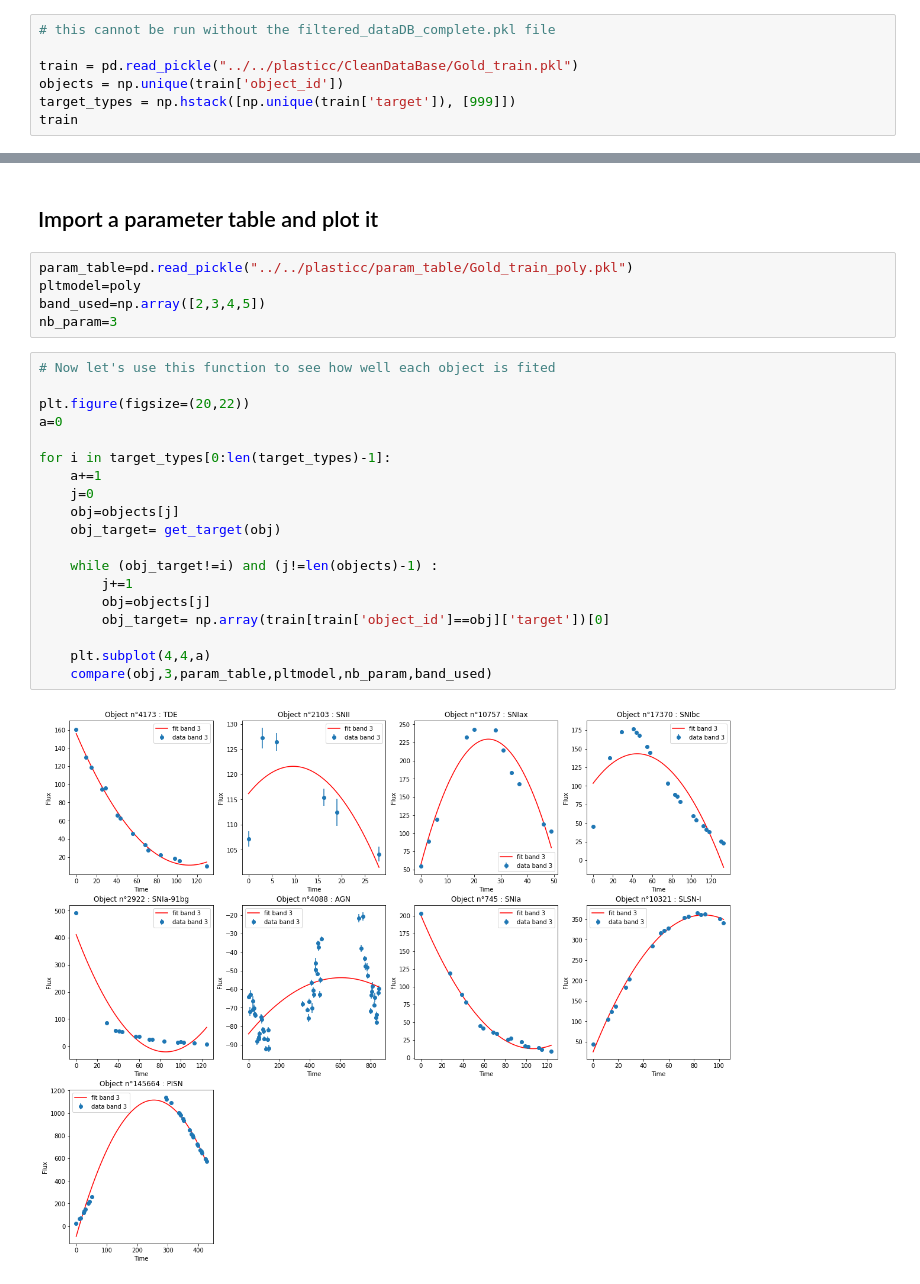
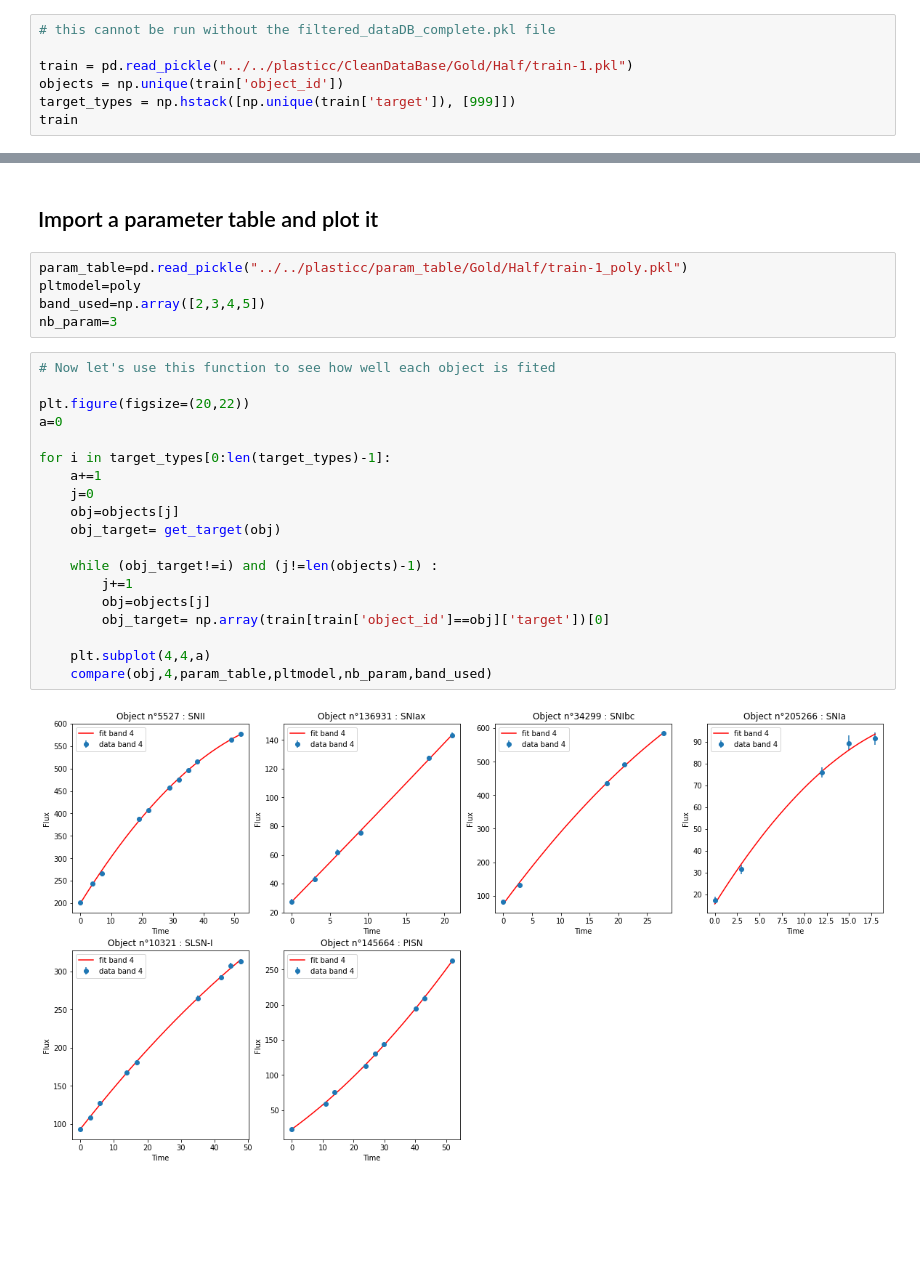
Before and after one commit to erusseil/PISN-classification, a Jupyter notebook: FeatureExtraction/AnalyseExtraction.ipynb, the cells around one changed output, grey strips where cells are left out. Drawn from its saved outputs; the diff is of its cells as text; blank space fills up the shorter version.

```diff
--- a/FeatureExtraction/AnalyseExtraction.ipynb
+++ b/FeatureExtraction/AnalyseExtraction.ipynb
@@ -10,7 +10,7 @@ from paraa import *
 # %%
 # this cannot be run without the filtered_dataDB_complete.pkl file
 
-train = pd.read_pickle("../../plasticc/CleanDataBase/Gold_train.pkl")
+train = pd.read_pickle("../../plasticc/CleanDataBase/Gold/Half/train-1.pkl")
 objects = np.unique(train['object_id'])
 target_types = np.hstack([np.unique(train['target']), [999]])
 train
@@ -92,31 +92,31 @@ def get_target(ide):
 # %% [markdown]
 ## Import a parameter table and plot it
 # %%
-param_table=pd.read_pickle("../../plasticc/param_table/Gold_train_poly.pkl")
+param_table=pd.read_pickle("../../plasticc/param_table/Gold/Half/train-1_poly.pkl")
 pltmodel=poly
 band_used=np.array([2,3,4,5])
 nb_param=3
 # %%
 # Now let's use this function to see how well each object is fited
 
 plt.figure(figsize=(20,22))
 a=0
 
 for i in target_types[0:len(target_types)-1]:
     a+=1
     j=0
     obj=objects[j]
     obj_target= get_target(obj)
 
     while (obj_target!=i) and (j!=len(objects)-1) :
         j+=1
         obj=objects[j]
         obj_target= np.array(train[train['object_id']==obj]['target'])[0]
 
     plt.subplot(4,4,a)
-    compare(obj,3,param_table,pltmodel,nb_param,band_used)
+    compare(obj,4,param_table,pltmodel,nb_param,band_used)
 # %% [output]
-[figure, old version]
+[figure, new version]
 # %%
 # Now let's use this function to see how well PISN are fitted
 
```
Also changed, not shown: parts of 4 cells of this notebook, 3 other files.
